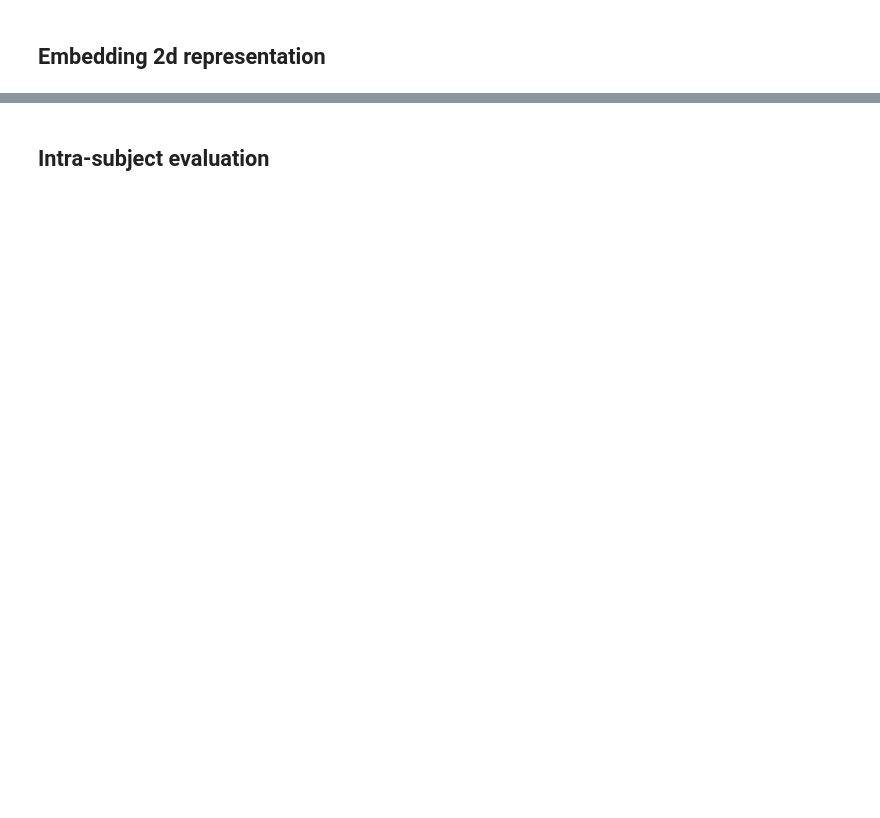
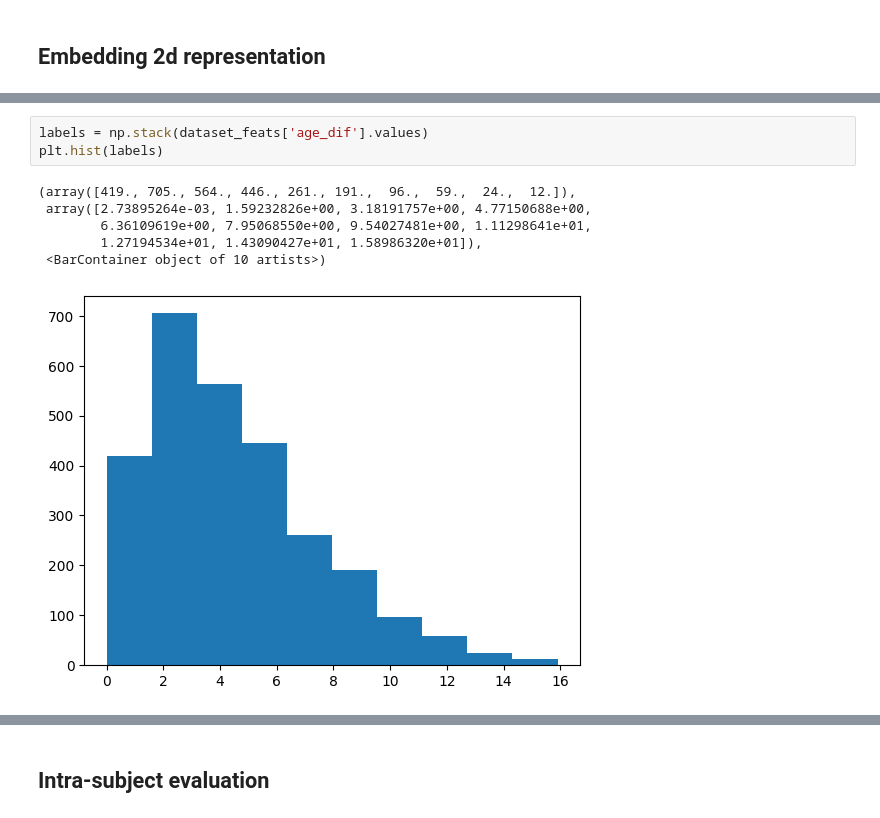
Before and after one commit to minnelab/NeuroCBIR, a Jupyter notebook: CBIR_wholeBrain_SVF.ipynb, the cells around one changed output, grey strips where cells are left out. Cells and saved outputs as stored; diff of their text form; blank space fills up the shorter version.

```diff
--- a/CBIR_wholeBrain_SVF.ipynb
+++ b/CBIR_wholeBrain_SVF.ipynb
@@ -250,0 +329,10 @@ plot_projection(embedding, labels=labels, title="UMAP of Feature Embeddings")
+# %%
+labels = np.stack(dataset_feats['age_dif'].values)
+plt.hist(labels)
+# %% [output]
+(array([419., 705., 564., 446., 261., 191.,  96.,  59.,  24.,  12.]),
+ array([2.73895264e-03, 1.59232826e+00, 3.18191757e+00, 4.77150688e+00,
+        6.36109619e+00, 7.95068550e+00, 9.54027481e+00, 1.11298641e+01,
+        1.27194534e+01, 1.43090427e+01, 1.58986320e+01]),
+ <BarContainer object of 10 artists>)
+[figure, added]
```
Also changed, not shown: parts of 32 cells of this notebook, 4 other files.
